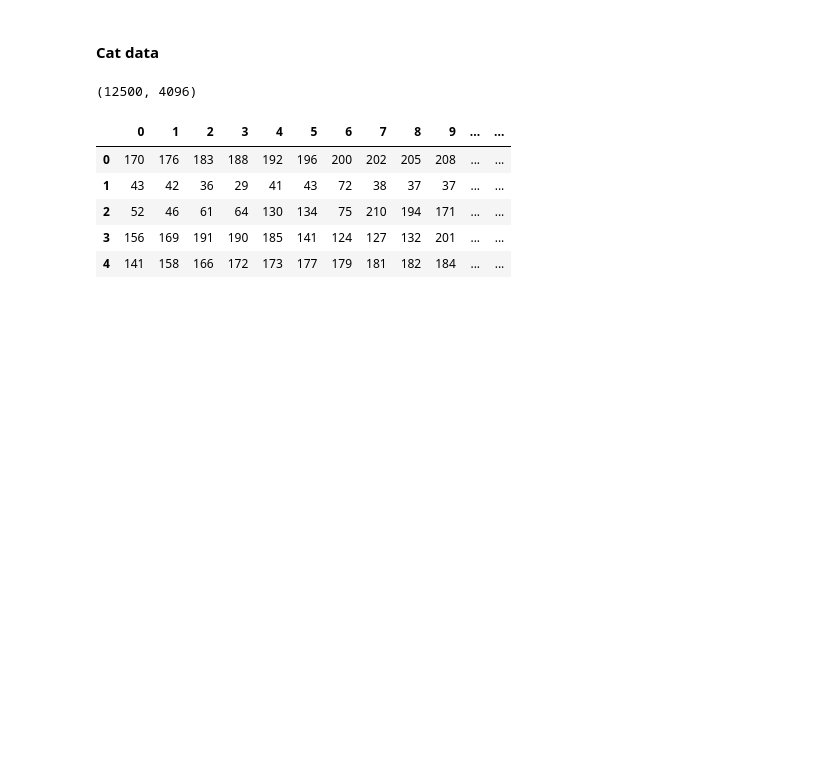
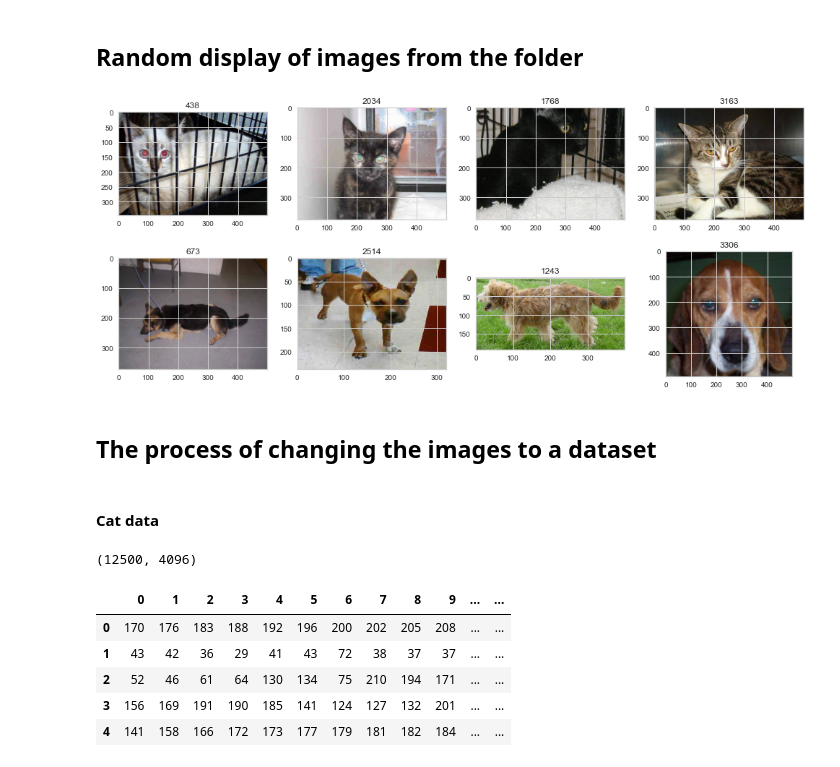
Before and after one commit to taliyashitreet/Final-Progect-2, a Jupyter notebook: Cat vs Dog.ipynb, the cells around one changed output. Drawn from its saved outputs; the diff is of its cells as text; code cells hidden in the pictures; blank space fills up the shorter version.

```diff
--- a/Cat vs Dog.ipynb
+++ b/Cat vs Dog.ipynb
@@ -10,6 +19,25 @@ from sklearn.decomposition import PCA
 from sklearn.model_selection import train_test_split
 import seaborn as sns
 import time
+# %% [markdown]
+## Random display of images from the folder
+# %%
+f = plt.figure(figsize=(17,7))
+for i in range(1,5):
+    r=random.randint(1,4001)
+    img=mpimg.imread("train/cat.{}.jpg".format(r))
+    ax=f.add_subplot(2,4,i)
+    ax.title.set_text(r)
+    plt.imshow(img)
+    r=random.randint(1,4001)
+    img=mpimg.imread("train/dog.{}.jpg".format(r))
+    ax=f.add_subplot(2,4,i+4)
+    ax.title.set_text(r)
+    plt.imshow(img)
+# %% [output]
+[figure, added]
+# %% [markdown]
+## The process of changing the images to a dataset
 # %%
 #fanction that change the size and the color of the pictures
 def readImg_gray(file_path):
```
Also changed, not shown: parts of 31 cells of this notebook.
